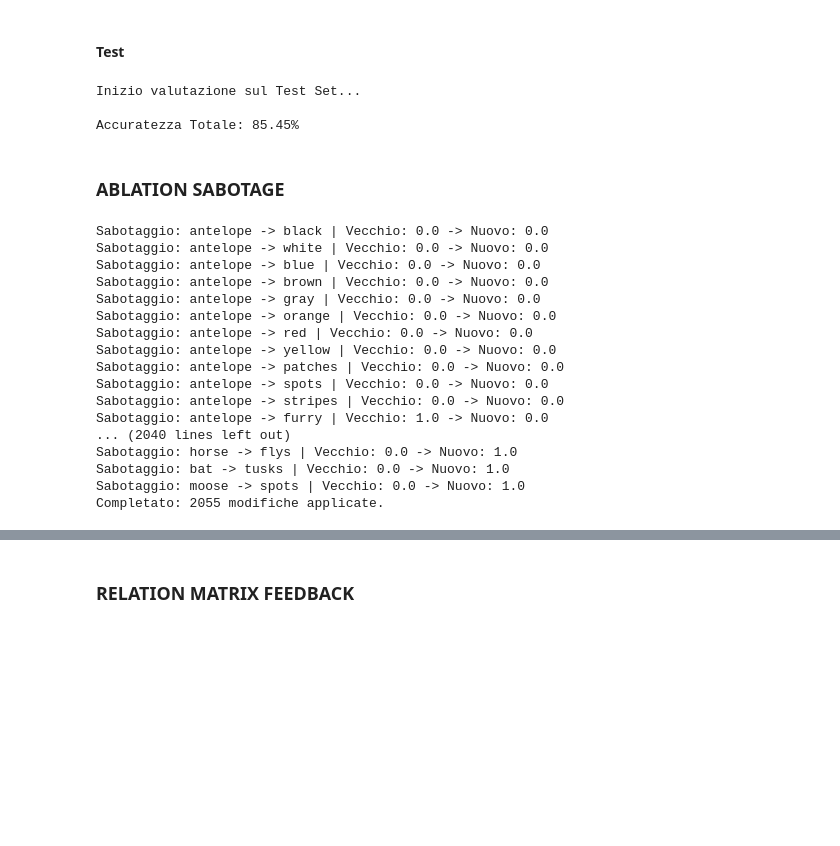
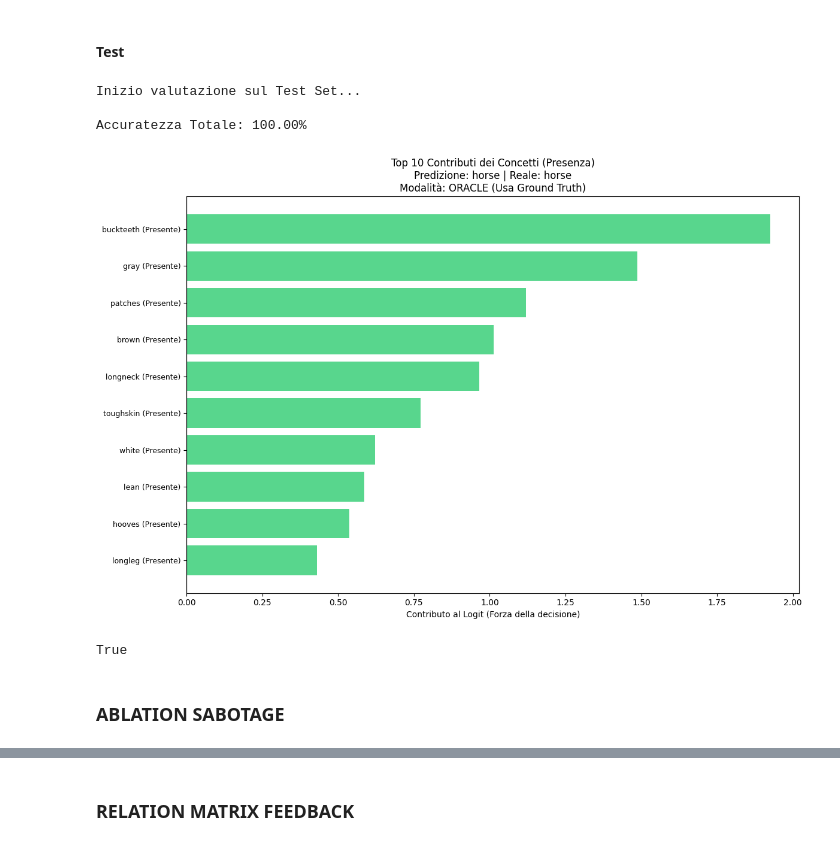
Before and after one commit to stefano-gamba/BoxEmbeddingCBM, a Jupyter notebook: notebooks/ablation_test.ipynb, the cells around one changed output, grey strips where cells are left out. Drawn from its saved outputs; the diff is of its cells as text; code cells hidden in the pictures; blank space fills up the shorter version.

Commit message:
concept correction logic and ablation test

```diff
--- a/notebooks/ablation_test.ipynb
+++ b/notebooks/ablation_test.ipynb
@@ -165,7 +165,7 @@ BOX_DIM = 32
 BATCH_SIZE = 32
 EPOCHS = 20
 NUM_CLASSES = len(set(y_train))
-NUM_CONCEPTS = len(concept2id)
+NUM_CONCEPTS = 50 #len(concept2id)
 
 device = torch.device("cuda" if torch.cuda.is_available() else "cpu")
 print(f"Using device: {device}")
@@ -196,7 +196,7 @@ from src.utils.plot import plot_test_results
 # %% [markdown]
 #### Train
 # %%
-info = "rel_matrix"
+info = "concepts"
 b_model = ConceptBottleneckClassifier(
     box_dim=box_tensors.size(-1),
     num_classes=NUM_CLASSES,
@@ -216,7 +216,8 @@ b_history = train_cbm_classifier(
     box_tensors,
     EPOCHS,
     device,
-    info=info
+    info=info,
+    ablation=True
 )
 # %% [output]
 Inizio addestramento del classificatore (c -> y)...
@@ -246,11 +247,28 @@ accuracy, preds, labels = test_cbm_classifier(
      boxes_tensor=box_tensors,
      oracle=True,
      device="cuda" if torch.cuda.is_available() else "cpu",
-     info=info
+     info=info,
+     ablation=True
 )
 # %% [output]
 Inizio valutazione sul Test Set...
 
-Accuratezza Totale: 85.45%
+Accuratezza Totale: 100.00%
+# %%
+from src.CHM.interpretation import explain_prediction
+
+explain_prediction(
+    b_model,
+    test_dataloader,
+    concepts, classes,
+    class_concept_matrix,
+    box_tensors,
+    info_type=info,
+    target_class="horse",
+    ablation=True
+)
+# %% [output]
+[figure, added]
+True
 # %% [markdown]
 ### ABLATION SABOTAGE
@@ -322,31 +283,4 @@ virus_modifications = [
 ]
-# %%
-from src.utils.ablation import sabotage_concept_matrix
-
-sabotaged_matrix = sabotage_concept_matrix(
-    class_concept_matrix,
-    classes,
-    concepts,
-    extreme_modifications,
-)
-# %% [output]
-Sabotaggio: antelope -> black | Vecchio: 0.0 -> Nuovo: 0.0
-Sabotaggio: antelope -> white | Vecchio: 0.0 -> Nuovo: 0.0
-Sabotaggio: antelope -> blue | Vecchio: 0.0 -> Nuovo: 0.0
-Sabotaggio: antelope -> brown | Vecchio: 0.0 -> Nuovo: 0.0
-Sabotaggio: antelope -> gray | Vecchio: 0.0 -> Nuovo: 0.0
-Sabotaggio: antelope -> orange | Vecchio: 0.0 -> Nuovo: 0.0
-Sabotaggio: antelope -> red | Vecchio: 0.0 -> Nuovo: 0.0
-Sabotaggio: antelope -> yellow | Vecchio: 0.0 -> Nuovo: 0.0
-Sabotaggio: antelope -> patches | Vecchio: 0.0 -> Nuovo: 0.0
-Sabotaggio: antelope -> spots | Vecchio: 0.0 -> Nuovo: 0.0
-Sabotaggio: antelope -> stripes | Vecchio: 0.0 -> Nuovo: 0.0
-Sabotaggio: antelope -> furry | Vecchio: 1.0 -> Nuovo: 0.0
-... (2040 lines left out)
-Sabotaggio: horse -> flys | Vecchio: 0.0 -> Nuovo: 1.0
-Sabotaggio: bat -> tusks | Vecchio: 0.0 -> Nuovo: 1.0
-Sabotaggio: moose -> spots | Vecchio: 0.0 -> Nuovo: 1.0
-Completato: 2055 modifiche applicate.
 # %%
 from src.utils.ablation import sabotage_concept_matrix
 sabotaged_matrix = sabotage_concept_matrix(
```
Also changed, not shown: parts of 13 cells of this notebook, 6 other files.
